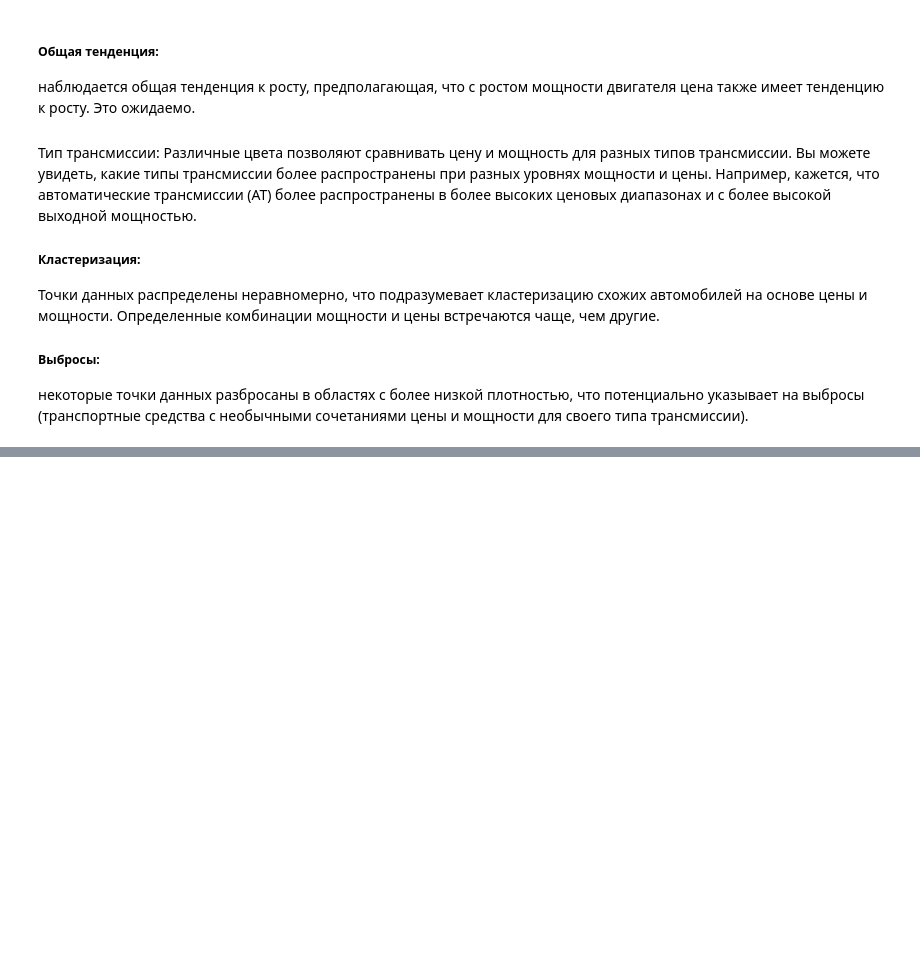
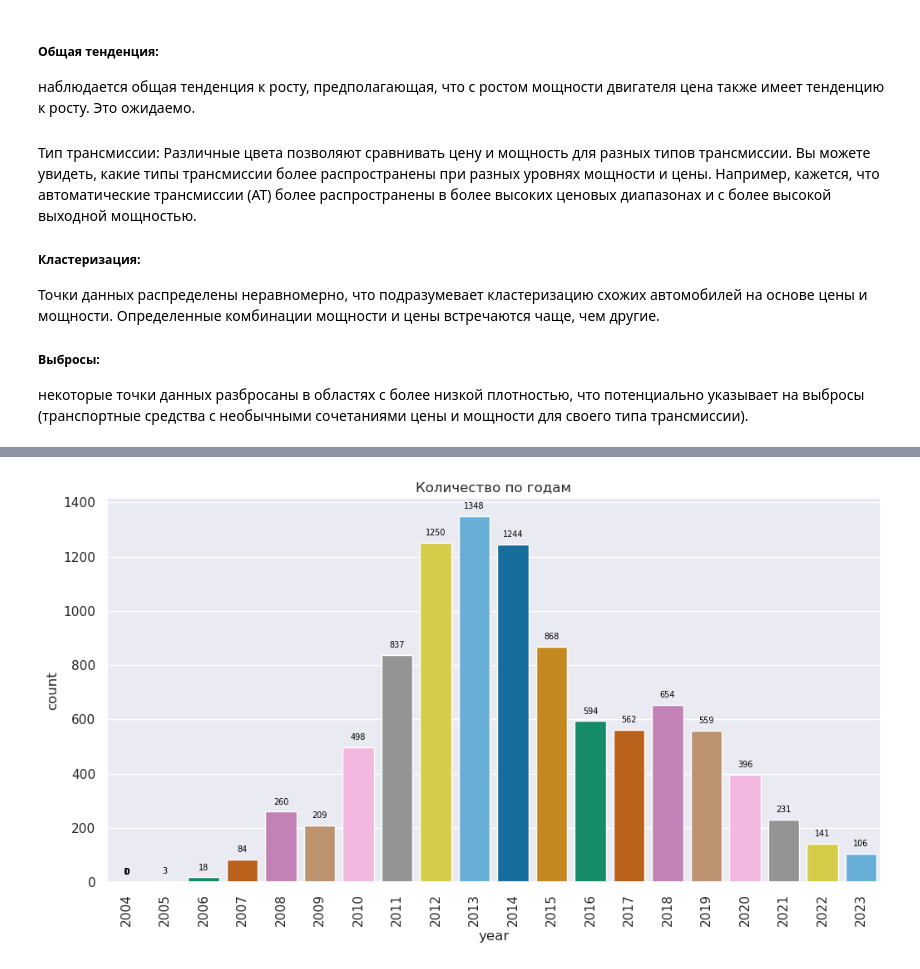
Before and after one commit to maxtyrsa/maxtyrsa, a Jupyter notebook: Анализ рынка подержанных автомобилей: парсинг данных с carro.ru/carro.ipynb, the cells around one changed output, grey strips where cells are left out. Cells and saved outputs as stored; diff of their text form; code cells hidden in the pictures; blank space fills up the shorter version.

```diff
--- a/Анализ рынка подержанных автомобилей: парсинг данных с carro.ru/carro.ipynb
+++ b/Анализ рынка подержанных автомобилей: парсинг данных с carro.ru/carro.ipynb
@@ -124,0 +222,23 @@ year_median_price = df.groupby(['year'], as_index=False).agg({'price': 'median'}
+# %%
+#year
+#first group and count eachn year and list full year started min to max
+year_counts = df['year'].value_counts()
+year_sorted_df = year_counts.reset_index().sort_values(by ='year') #change to dataframe and sort
+all_years = list(range(year_sorted_df['year'].min(), year_sorted_df['year'].max())) #make array full year min to max
+df_full = pd.DataFrame({'year': all_years}) #create dataframe (column year full)
+df_full = df_full.merge(year_sorted_df, on='year', how='left') #merge 2 dataframe
+df_full['Count'] = df_full['count'].fillna(0).astype(int) #fill NaN by 0
+df_full.drop(columns=['count']) #drop count column
+plt.figure(figsize=(12,6))
+ax = sns.barplot(data = df_full, x = 'year', y = 'count', palette = 'colorblind', hue = 'year')
+plt.xticks(rotation = 90)
+for p in ax.patches:
+    ax.annotate(f'{p.get_height():.0f}',
+                (p.get_x() + p.get_width() / 2, p.get_height()),
+                ha='center', va='bottom',
+                fontsize=7, color='black', xytext=(0, 5), textcoords='offset points')
+plt.legend().set_visible(False) # tắt chú thích
+plt.title('Количество по годам')
+plt.show();
+# %% [output]
+[figure, added]
```
Also changed, not shown: parts of 38 cells of this notebook.
